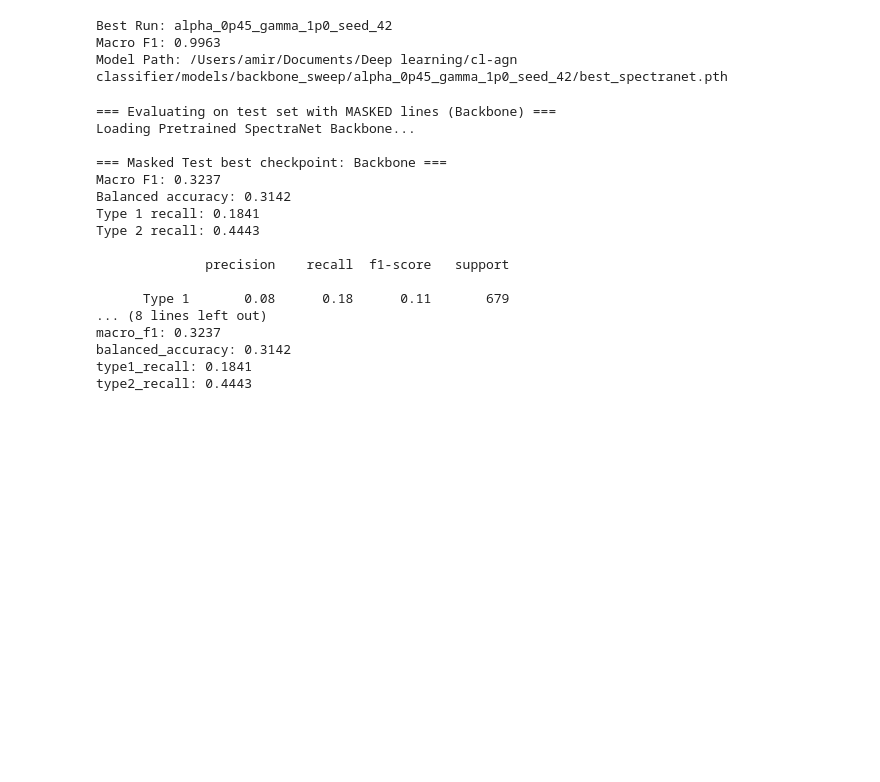
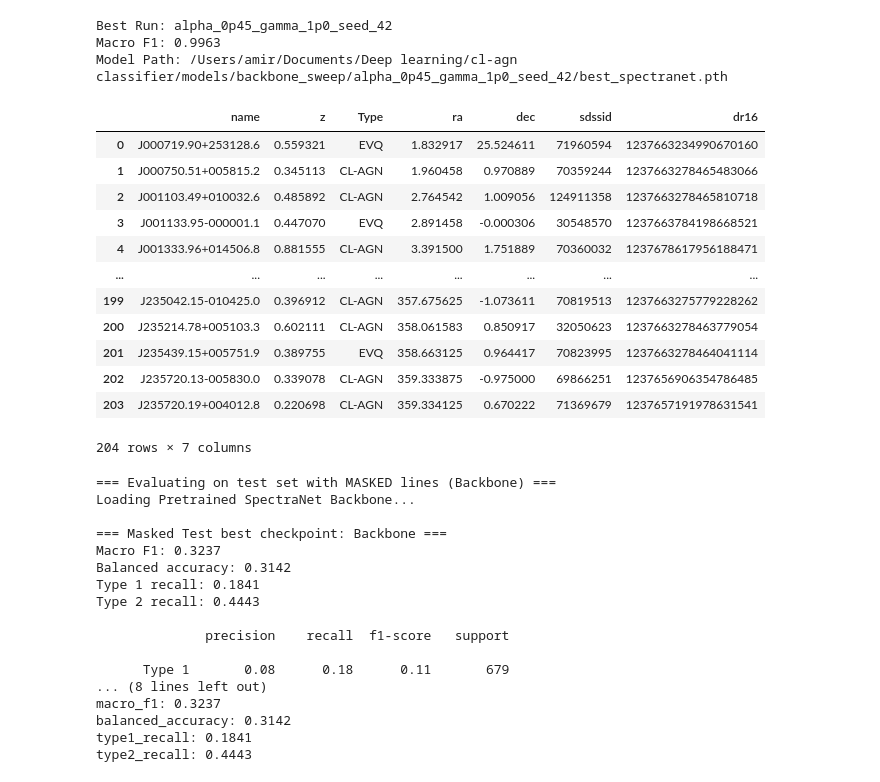
Before and after one commit to AmirKal11/CL-AGN-network-detector, a Jupyter notebook: src/Main_analysis.ipynb, the cells around one changed output. Cells and saved outputs as stored; diff of their text form; code cells hidden in the pictures; blank space fills up the shorter version.

```diff
--- a/src/Main_analysis.ipynb
+++ b/src/Main_analysis.ipynb
@@ -40,6 +40,24 @@ print(f"Model Path: {best_run['model_path']}")
 Best Run: alpha_0p45_gamma_1p0_seed_42
 Macro F1: 0.9963
 Model Path: /Users/amir/Documents/Deep learning/cl-agn classifier/models/backbone_sweep/alpha_0p45_gamma_1p0_seed_42/best_spectranet.pth
+# %%
+tab = pd.read_pickle('../data/table_for_amir.pkl')
+# %%
+tab
+# %% [output]
+|  | name | z | Type | ra | dec | sdssid | dr16 |
+| 0 | J000719.90+253128.6 | 0.559321 | EVQ | 1.832917 | 25.524611 | 71960594 | 1237663234990670160 |
+| 1 | J000750.51+005815.2 | 0.345113 | CL-AGN | 1.960458 | 0.970889 | 70359244 | 1237663278465483066 |
+| 2 | J001103.49+010032.6 | 0.485892 | CL-AGN | 2.764542 | 1.009056 | 124911358 | 1237663278465810718 |
+| 3 | J001133.95-000001.1 | 0.447070 | EVQ | 2.891458 | -0.000306 | 30548570 | 1237663784198668521 |
+| 4 | J001333.96+014506.8 | 0.881555 | CL-AGN | 3.391500 | 1.751889 | 70360032 | 1237678617956188471 |
+| ... | ... | ... | ... | ... | ... | ... | ... |
+| 199 | J235042.15-010425.0 | 0.396912 | CL-AGN | 357.675625 | -1.073611 | 70819513 | 1237663275779228262 |
+| 200 | J235214.78+005103.3 | 0.602111 | CL-AGN | 358.061583 | 0.850917 | 32050623 | 1237663278463779054 |
+| 201 | J235439.15+005751.9 | 0.389755 | EVQ | 358.663125 | 0.964417 | 70823995 | 1237663278464041114 |
+| 202 | J235720.13-005830.0 | 0.339078 | CL-AGN | 359.333875 | -0.975000 | 69866251 | 1237656906354786485 |
+| 203 | J235720.19+004012.8 | 0.220698 | CL-AGN | 359.334125 | 0.670222 | 71369679 | 1237657191978631541 |
+204 rows × 7 columns
 # %%
 evaluate_masked_backbone()
 # %% [output]
```
Also changed, not shown: 6 other files.
